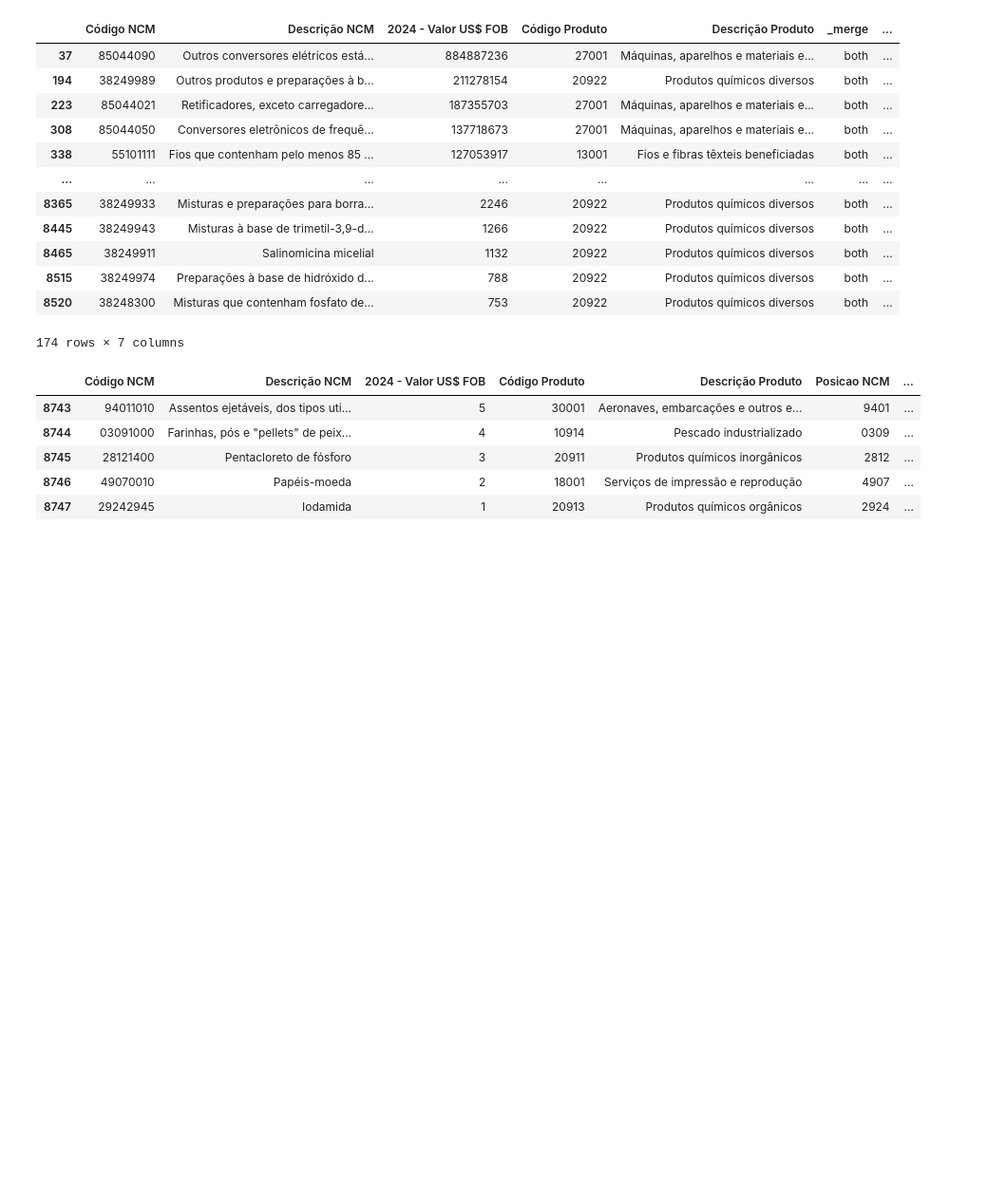
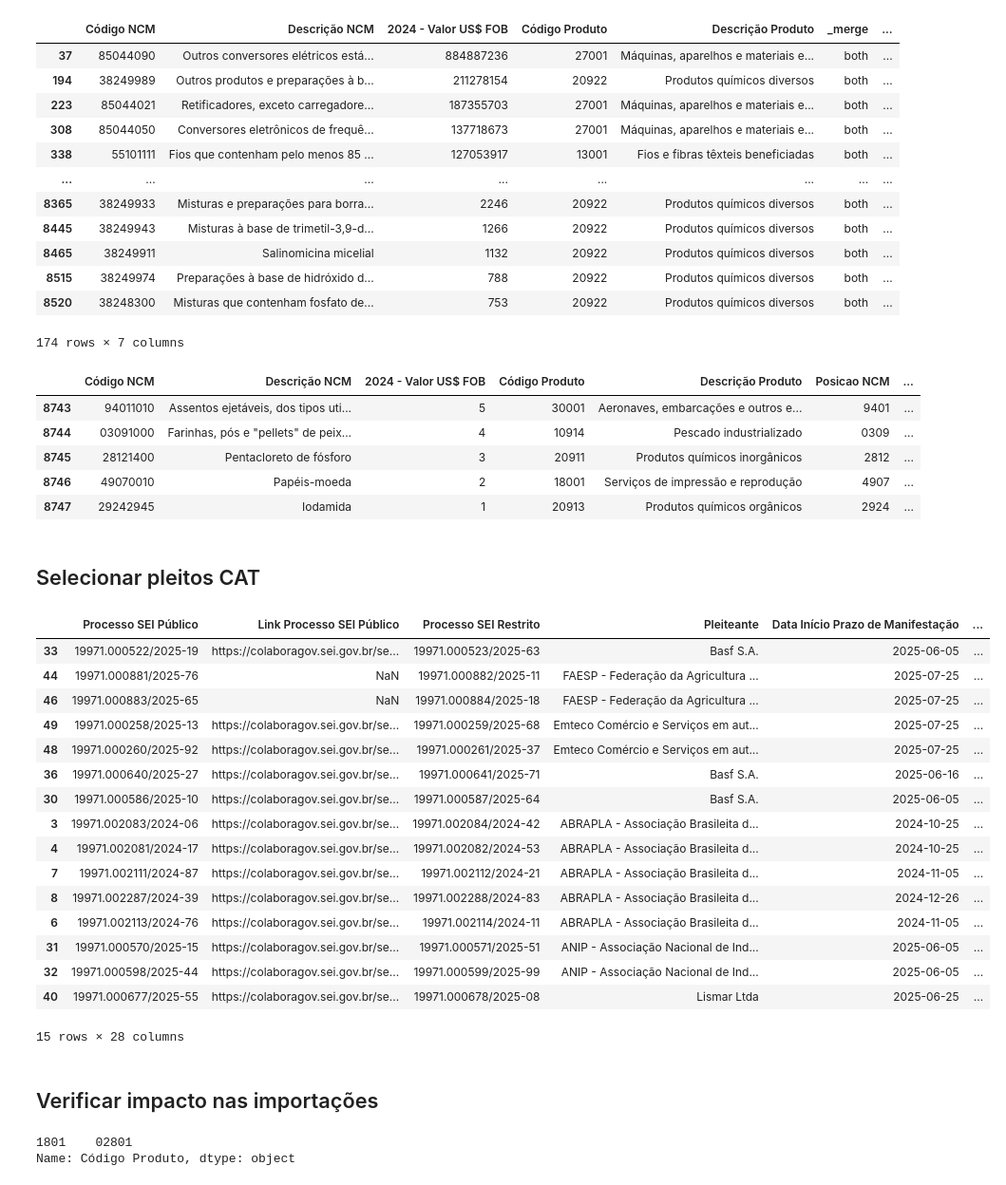
Before and after one commit to amiltonmendes/analise_insumo_produto, a Jupyter notebook: Artigo - Impacto CAT.ipynb, the cells around one changed output. Shown at 95% size. Saved outputs shown, nothing was run; the diff lists cells and outputs as text; code cells hidden in the pictures; blank space fills up the shorter version.

Commit message:
Atualização artigo final código

```diff
--- a/Artigo - Impacto CAT.ipynb
+++ b/Artigo - Impacto CAT.ipynb
@@ -95,0 +102,30 @@ importacoes_mapeadas_scn.tail()
+# %% [markdown]
+## Selecionar pleitos CAT
+# %%
+pleitos = pd.read_excel('./dados/comex/pleitos_consolidados-25-07-25.xlsx', sheet_name='LETEC',skiprows=1)
+# %%
+pleitos_selecionados = pleitos.query('`Ex-tarifário` == "Não" and `Quota Pretendida`.isnull()')
+# %%
+pleitos_selecionados.loc[:,'alteracao_tarifaria'] = (pleitos_selecionados['Alíquota Pretendida'] )/ pleitos_selecionados['TEC Aplicada']
+# %%
+pleitos_selecionados
+# %% [output]
+|  | Processo SEI Público | Link Processo SEI Público | Processo SEI Restrito | Pleiteante | Data Início Prazo de Manifestação | ... |
+| 33 | 19971.000522/2025-19 | https://colaboragov.sei.gov.br/se... | 19971.000523/2025-63 | Basf S.A. | 2025-06-05 | ... |
+| 44 | 19971.000881/2025-76 | NaN | 19971.000882/2025-11 | FAESP - Federação da Agricultura ... | 2025-07-25 | ... |
+| 46 | 19971.000883/2025-65 | NaN | 19971.000884/2025-18 | FAESP - Federação da Agricultura ... | 2025-07-25 | ... |
+| 49 | 19971.000258/2025-13 | https://colaboragov.sei.gov.br/se... | 19971.000259/2025-68 | Emteco Comércio e Serviços em aut... | 2025-07-25 | ... |
+| 48 | 19971.000260/2025-92 | https://colaboragov.sei.gov.br/se... | 19971.000261/2025-37 | Emteco Comércio e Serviços em aut... | 2025-07-25 | ... |
+| 36 | 19971.000640/2025-27 | https://colaboragov.sei.gov.br/se... | 19971.000641/2025-71 | Basf S.A. | 2025-06-16 | ... |
+| 30 | 19971.000586/2025-10 | https://colaboragov.sei.gov.br/se... | 19971.000587/2025-64 | Basf S.A. | 2025-06-05 | ... |
+| 3 | 19971.002083/2024-06 | https://colaboragov.sei.gov.br/se... | 19971.002084/2024-42 | ABRAPLA - Associação Brasileita d... | 2024-10-25 | ... |
+| 4 | 19971.002081/2024-17 | https://colaboragov.sei.gov.br/se... | 19971.002082/2024-53 | ABRAPLA - Associação Brasileita d... | 2024-10-25 | ... |
+| 7 | 19971.002111/2024-87 | https://colaboragov.sei.gov.br/se... | 19971.002112/2024-21 | ABRAPLA - Associação Brasileita d... | 2024-11-05 | ... |
+| 8 | 19971.002287/2024-39 | https://colaboragov.sei.gov.br/se... | 19971.002288/2024-83 | ABRAPLA - Associação Brasileita d... | 2024-12-26 | ... |
+| 6 | 19971.002113/2024-76 | https://colaboragov.sei.gov.br/se... | 19971.002114/2024-11 | ABRAPLA - Associação Brasileita d... | 2024-11-05 | ... |
+| 31 | 19971.000570/2025-15 | https://colaboragov.sei.gov.br/se... | 19971.000571/2025-51 | ANIP - Associação Nacional de Ind... | 2025-06-05 | ... |
+| 32 | 19971.000598/2025-44 | https://colaboragov.sei.gov.br/se... | 19971.000599/2025-99 | ANIP - Associação Nacional de Ind... | 2025-06-05 | ... |
+| 40 | 19971.000677/2025-55 | https://colaboragov.sei.gov.br/se... | 19971.000678/2025-08 | Lismar Ltda | 2025-06-25 | ... |
+15 rows × 28 columns
+# %% [markdown]
+## Verificar impacto nas importações
@@ -95,0 +142,5 @@ importacoes_mapeadas_scn.tail()
+# %%
+produto_selecionado
+# %% [output]
+1801    02801
+Name: Código Produto, dtype: object
```
Also changed, not shown: parts of 40 cells of this notebook, 5 other files.
